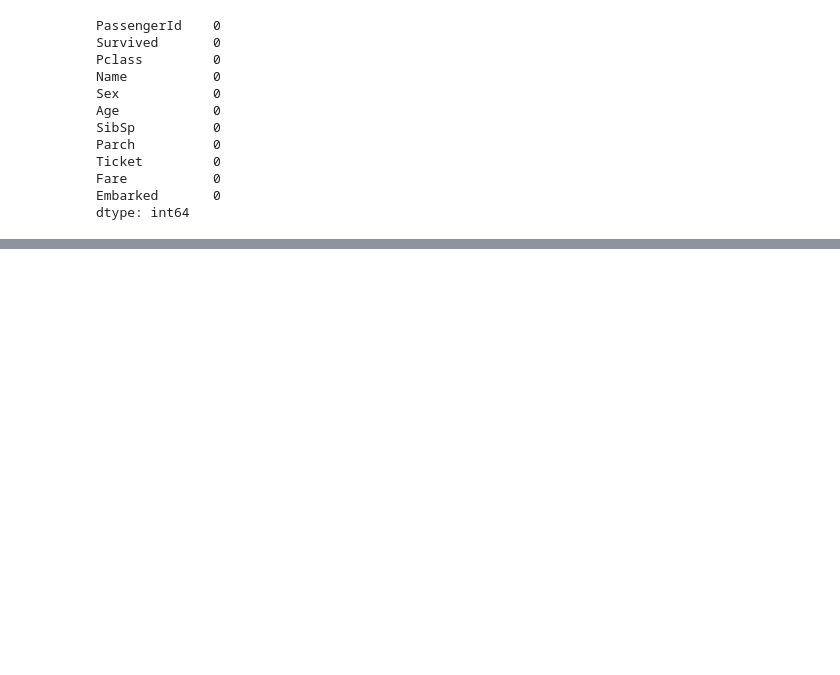
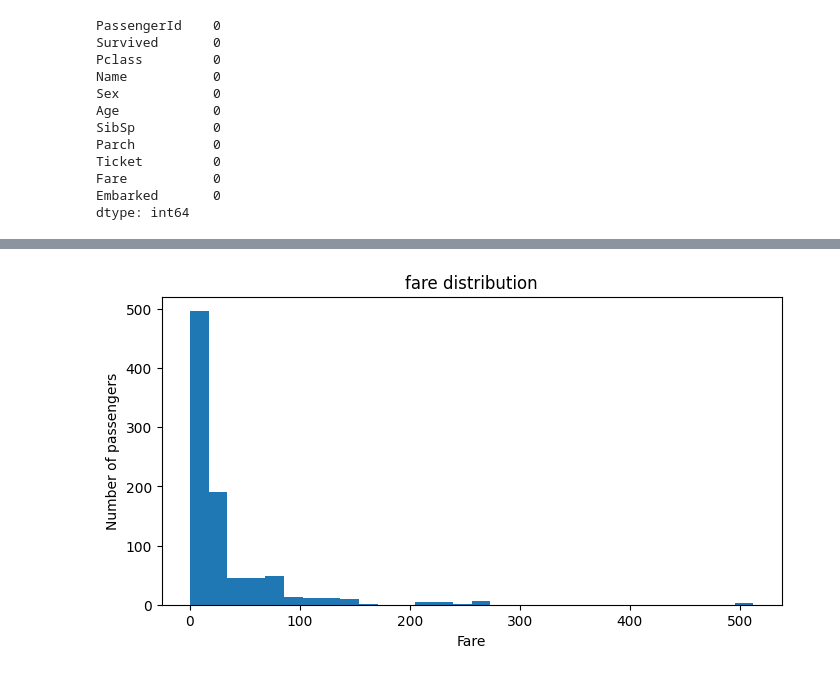
Before and after one commit to madhumirra01/titanic-analysis, a Jupyter notebook: analysis.ipynb, the cells around one changed output, grey strips where cells are left out. Drawn from its saved outputs; the diff is of its cells as text; code cells hidden in the pictures; blank space fills up the shorter version.

Commit message:
data visualization done

```diff
--- a/analysis.ipynb
+++ b/analysis.ipynb
@@ -227,0 +243,3 @@ dtype: int64
+# %%
+df['Survived']= df['Survived'].astype('category')
+df['Pclass']= df['Pclass'].astype("category")
@@ -227,0 +262,13 @@ dtype: int64
+# %%
+import matplotlib.pyplot as plt
+
+plt.figure(figsize=(8,4))
+plt.hist(df['Fare'],bins=30)
+plt.title("fare distribution")
+plt.xlabel('Fare')
+plt.ylabel('Number of passengers')
+plt.show()
+
+#right skew
+# %% [output]
+[figure, added]
```
Also changed, not shown: parts of 6 cells of this notebook.
